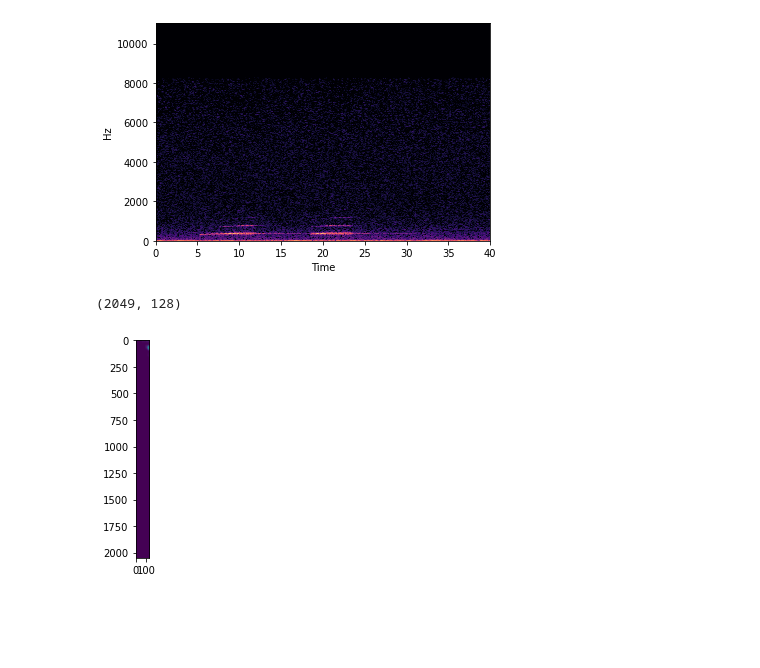
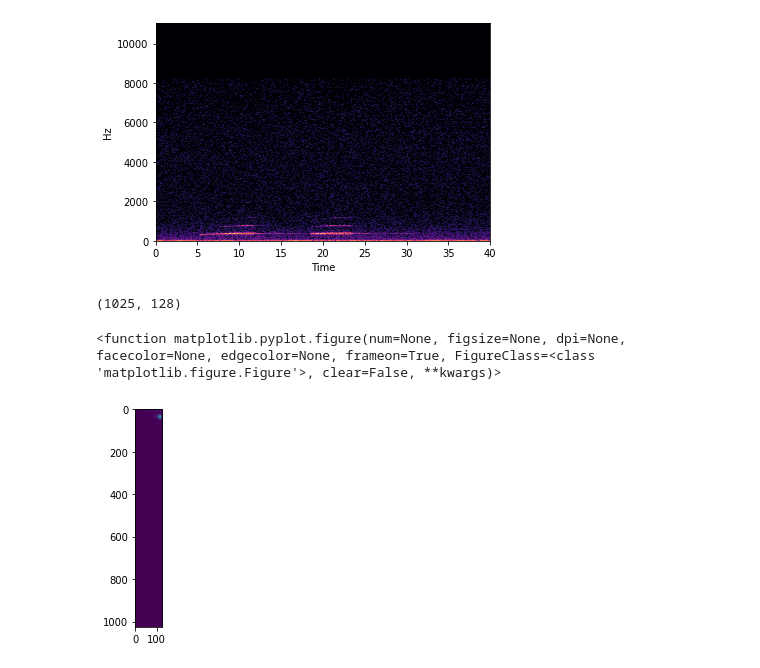
Before and after one commit to charlottesuaud/birds, a Jupyter notebook: notebooks/Philippe_TF_io_audio.ipynb, the cells around one changed output. Saved outputs shown, nothing was run; the diff lists cells and outputs as text; code cells hidden in the pictures; blank space fills up the shorter version.

Commit message:
updated TFIO notebook and rename

```diff
--- a/notebooks/TF_io_audio.ipynb
+++ b/notebooks/Philippe_TF_io_audio.ipynb
@@ -27,0 +36,15 @@ def split_audio(audio):
+# %%
+# Optional
+TARGET_SPLIT_DURATION_SEC = 10
+def split_tensor(tensor, audio_rate):
+    '''
+    Objective : split to keep only first seconds of audio
+    Input : tf.Tensor
+    Output : tf.Tensor
+    '''
+    # Get split index adequate to audio rate
+    split_index = audio_rate * TARGET_SPLIT_DURATION_SEC
+    # Split if audio length > split_index
+    if tensor.shape[0] > split_index :
+        return tensor[:split_index]
+    return tensor[:]
@@ -30,6 +55,7 @@ def split_audio(audio):
 # %%
 # Test avec son long et stereo
 file = "../raw_data/subdataset_cs/train/Aegolius-funereus-131493.mp3"
-audio1 = tfio.audio.AudioIOTensor(file)
+audio1 = convert_audio_file_to_audio_tensor(file)
+audio1, audio1_rate = convert_to_tensor(audio1)
 audio1
 # %% [output]
@@ -37,5 +70,5 @@ audio1
 # %%
-split1 = split_audio(audio1)
+split1 = split_tensor(audio1,audio1_rate)
 split1
 # %% [output]
 <tf.Tensor: shape=(441000, 2), dtype=float32, numpy=
@@ -149,13 +195,13 @@ plt.plot(reduced_split2.numpy());
 # %% [markdown]
 # Spectrogram
 # %%
-'''
-Objective : Generate spectrogram
-Input : Audio tf.Tensor shape(x,)
-Ouput : Spectrogram tf.Tensor shape (x,y)
-'''
 # On transpose pour avoir une shape similaire à celle de librosa en sortie
-def generate_spectrogram(audio,nfft=4096,window=256,stride=256):
+def generate_spectrogram(audio,nfft=2048,window=256,stride=256):
+    '''
+    Objective : Generate spectrogram
+    Input : Audio tf.Tensor shape(x,)
+    Ouput : Spectrogram tf.Tensor shape (x,y)
+    '''
     spectrogram = tfio.audio.spectrogram(
         audio,
         nfft=nfft,
@@ -203,8 +255,10 @@ def generate_mel_spectrogram(spectrogram,rate=44100, mels=128, fmin=0, fmax=8000
 # %%
 mel_spectrogram = generate_mel_spectrogram(spectrogram)
 print(mel_spectrogram.shape)
 plt.imshow((mel_spectrogram).numpy());
+plt.figure
 # %% [output]
-(2049, 128)
+(1025, 128)
+<function matplotlib.pyplot.figure(num=None, figsize=None, dpi=None, facecolor=None, edgecolor=None, frameon=True, FigureClass=<class 'matplotlib.figure.Figure'>, clear=False, **kwargs)>
-[figure, old version]
+[figure, new version]
 # %%
```
Also changed, not shown: parts of 23 cells of this notebook.
